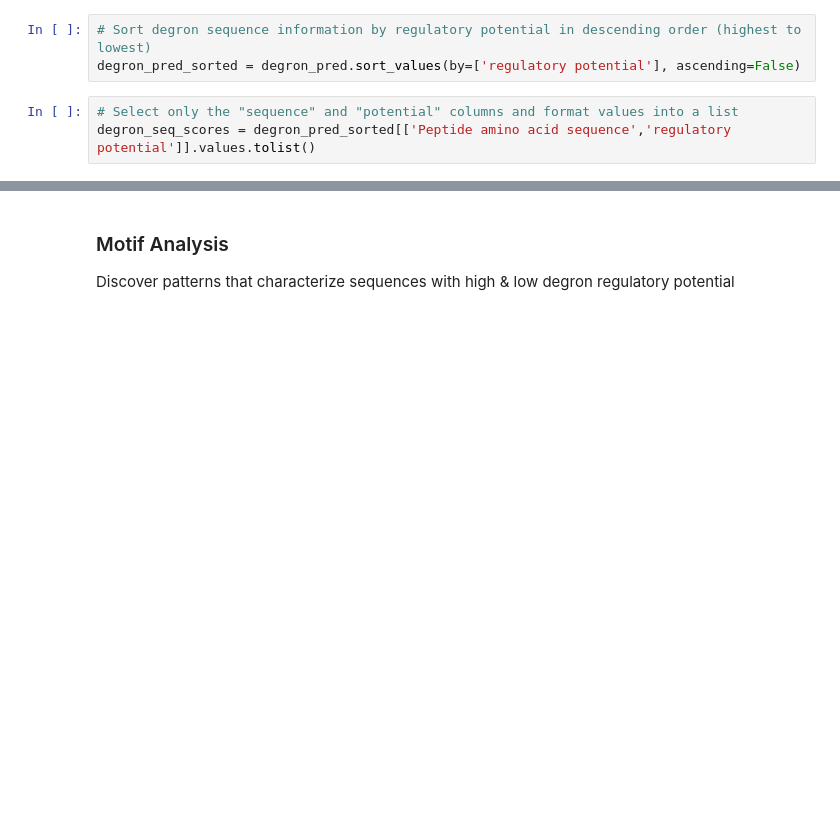
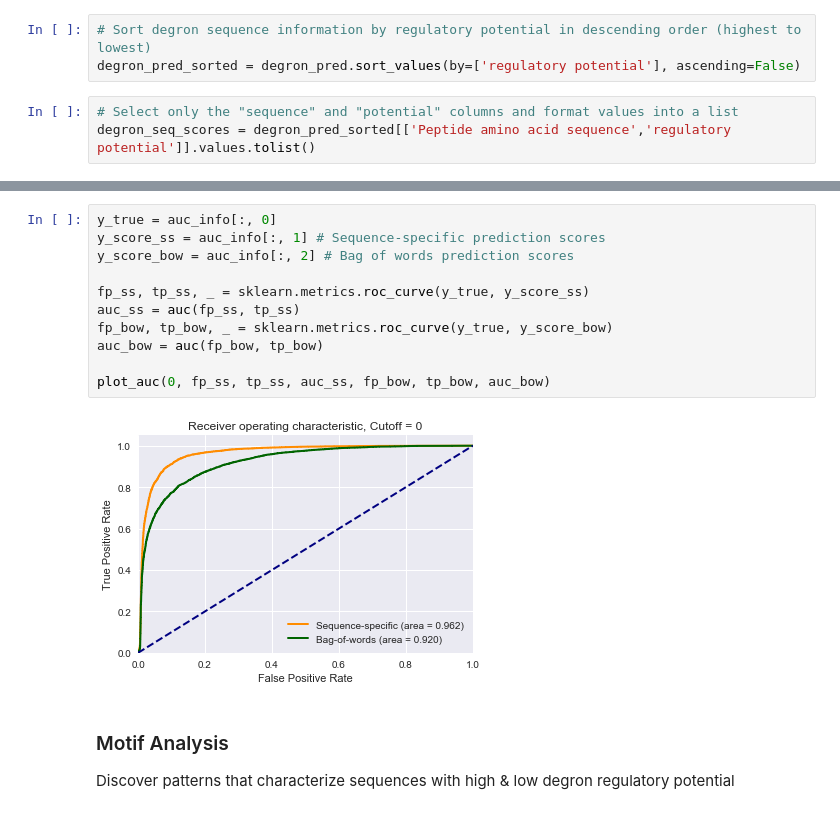
Before and after one commit to chenxcynthia/deep-degron, a Jupyter notebook: mutation/cynthia_mutation.ipynb, the cells around one changed output, grey strips where cells are left out. Cells and saved outputs as stored; diff of their text form; blank space fills up the shorter version.

```diff
--- a/mutation/cynthia_mutation.ipynb
+++ b/mutation/cynthia_mutation.ipynb
@@ -103,3 +213,16 @@ degron_seq_scores = degron_pred_sorted[['Peptide amino acid sequence','regulator
+# %%
+y_true = auc_info[:, 0]
+y_score_ss = auc_info[:, 1] # Sequence-specific prediction scores
+y_score_bow = auc_info[:, 2] # Bag of words prediction scores
+
+fp_ss, tp_ss, _ = sklearn.metrics.roc_curve(y_true, y_score_ss)
+auc_ss = auc(fp_ss, tp_ss)
+fp_bow, tp_bow, _ = sklearn.metrics.roc_curve(y_true, y_score_bow)
+auc_bow = auc(fp_bow, tp_bow)
+
+plot_auc(0, fp_ss, tp_ss, auc_ss, fp_bow, tp_bow, auc_bow)
+# %% [output]
+[figure, added]
 # %% [markdown]
 ### Motif Analysis
 Discover patterns that characterize sequences with high & low degron regulatory potential
```
Also changed, not shown: parts of 20 cells of this notebook, 2 other files.
